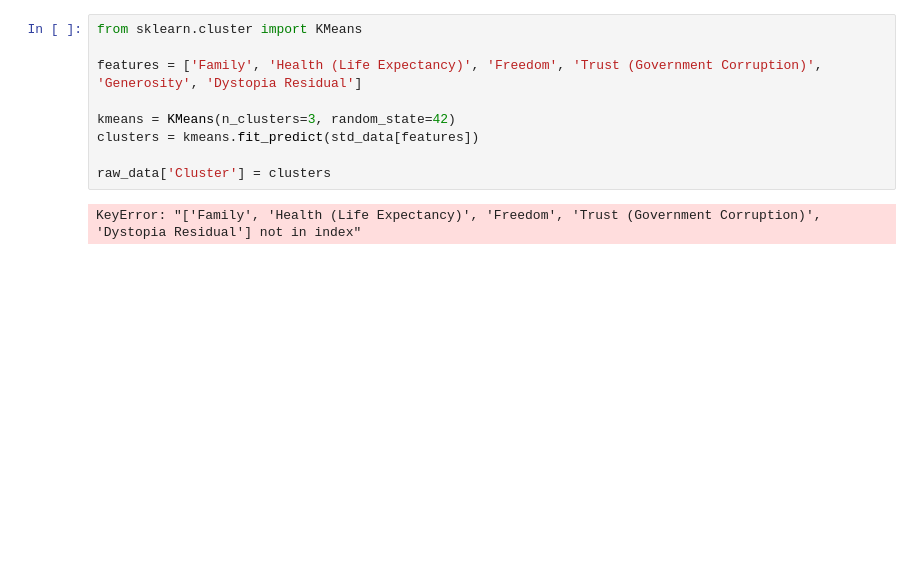
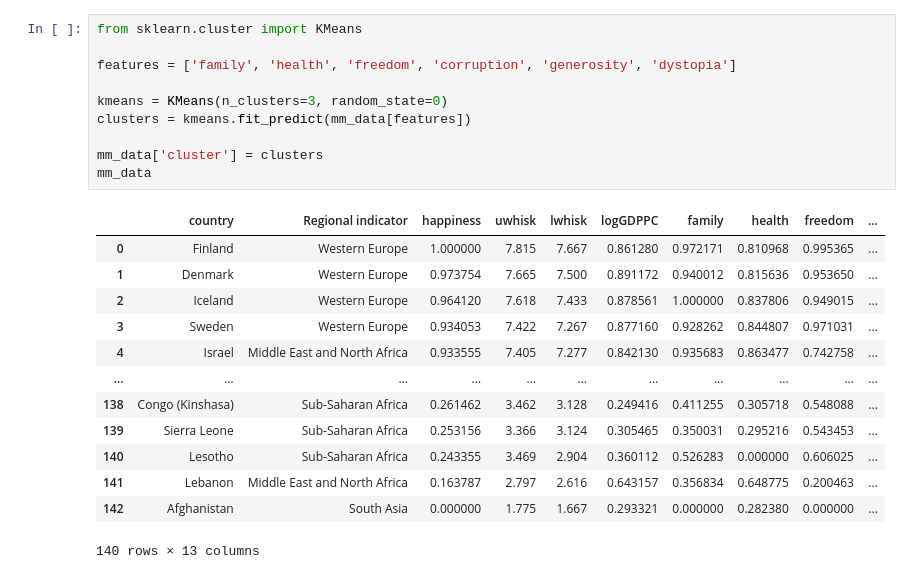
Before and after one commit to wtaranto/DSPS_wtaranto, a Jupyter notebook: HW7/happiness-project.ipynb, the cells around one changed output. Drawn from its saved outputs; the diff is of its cells as text; blank space fills up the shorter version.

```diff
--- a/HW7/happiness-project.ipynb
+++ b/HW7/happiness-project.ipynb
@@ -88,11 +121,24 @@ Captions: *********************************
 # %%
 from sklearn.cluster import KMeans
 
-features = ['Family', 'Health (Life Expectancy)', 'Freedom', 'Trust (Government Corruption)', 'Generosity', 'Dystopia Residual']
+features = ['family', 'health', 'freedom', 'corruption', 'generosity', 'dystopia']
 
-kmeans = KMeans(n_clusters=3, random_state=42)
-clusters = kmeans.fit_predict(std_data[features])
+kmeans = KMeans(n_clusters=3, random_state=0)
+clusters = kmeans.fit_predict(mm_data[features])
 
-raw_data['Cluster'] = clusters
+mm_data['cluster'] = clusters
+mm_data
 # %% [output]
+|  | country | Regional indicator | happiness | uwhisk | lwhisk | logGDPPC | family | health | freedom | ... |
+| 0 | Finland | Western Europe | 1.000000 | 7.815 | 7.667 | 0.861280 | 0.972171 | 0.810968 | 0.995365 | ... |
+| 1 | Denmark | Western Europe | 0.973754 | 7.665 | 7.500 | 0.891172 | 0.940012 | 0.815636 | 0.953650 | ... |
+| 2 | Iceland | Western Europe | 0.964120 | 7.618 | 7.433 | 0.878561 | 1.000000 | 0.837806 | 0.949015 | ... |
+| 3 | Sweden | Western Europe | 0.934053 | 7.422 | 7.267 | 0.877160 | 0.928262 | 0.844807 | 0.971031 | ... |
+| 4 | Israel | Middle East and North Africa | 0.933555 | 7.405 | 7.277 | 0.842130 | 0.935683 | 0.863477 | 0.742758 | ... |
+| ... | ... | ... | ... | ... | ... | ... | ... | ... | ... | ... |
+| 138 | Congo (Kinshasa) | Sub-Saharan Africa | 0.261462 | 3.462 | 3.128 | 0.249416 | 0.411255 | 0.305718 | 0.548088 | ... |
+| 139 | Sierra Leone | Sub-Saharan Africa | 0.253156 | 3.366 | 3.124 | 0.305465 | 0.350031 | 0.295216 | 0.543453 | ... |
+| 140 | Lesotho | Sub-Saharan Africa | 0.243355 | 3.469 | 2.904 | 0.360112 | 0.526283 | 0.000000 | 0.606025 | ... |
+| 141 | Lebanon | Middle East and North Africa | 0.163787 | 2.797 | 2.616 | 0.643157 | 0.356834 | 0.648775 | 0.200463 | ... |
+| 142 | Afghanistan | South Asia | 0.000000 | 1.775 | 1.667 | 0.293321 | 0.000000 | 0.282380 | 0.000000 | ... |
-KeyError: "['Family', 'Health (Life Expectancy)', 'Freedom', 'Trust (Government Corruption)', 'Dystopia Residual'] not in index"
+140 rows × 13 columns
```
Also changed, not shown: parts of 18 cells of this notebook, 1 other file.
